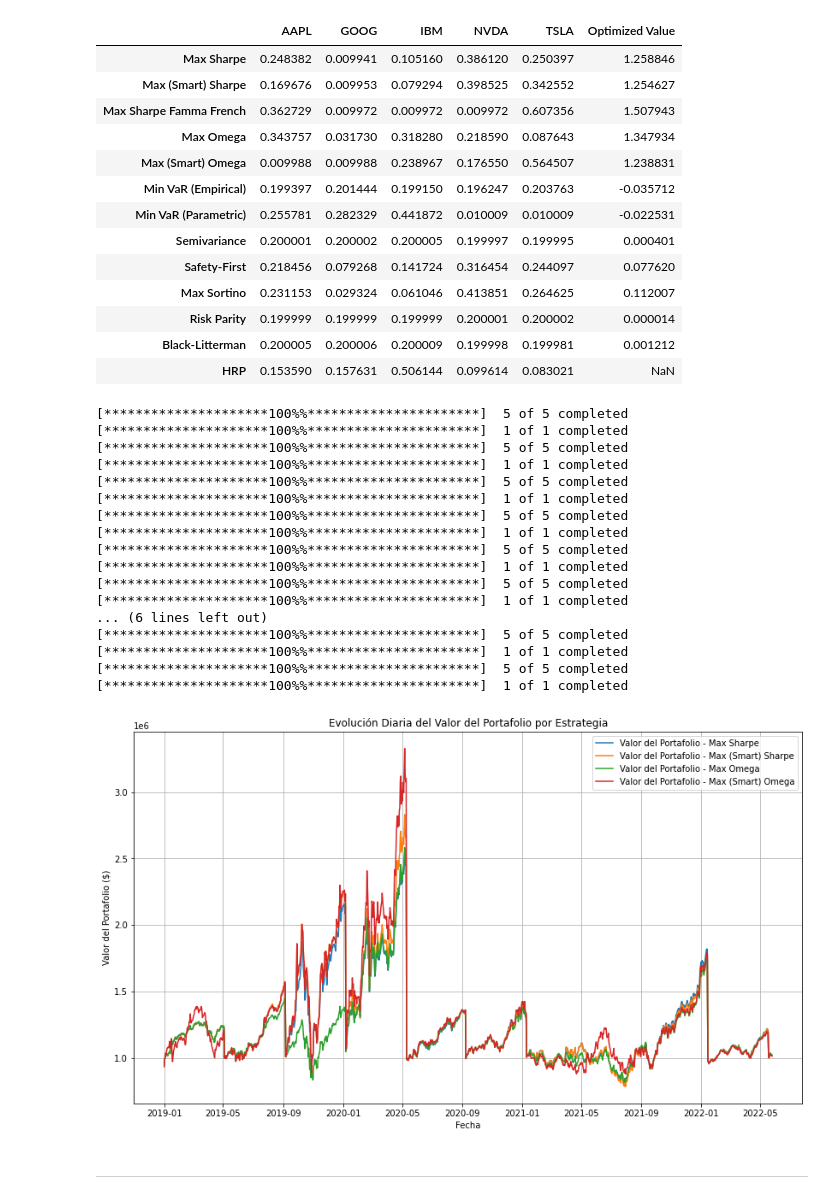
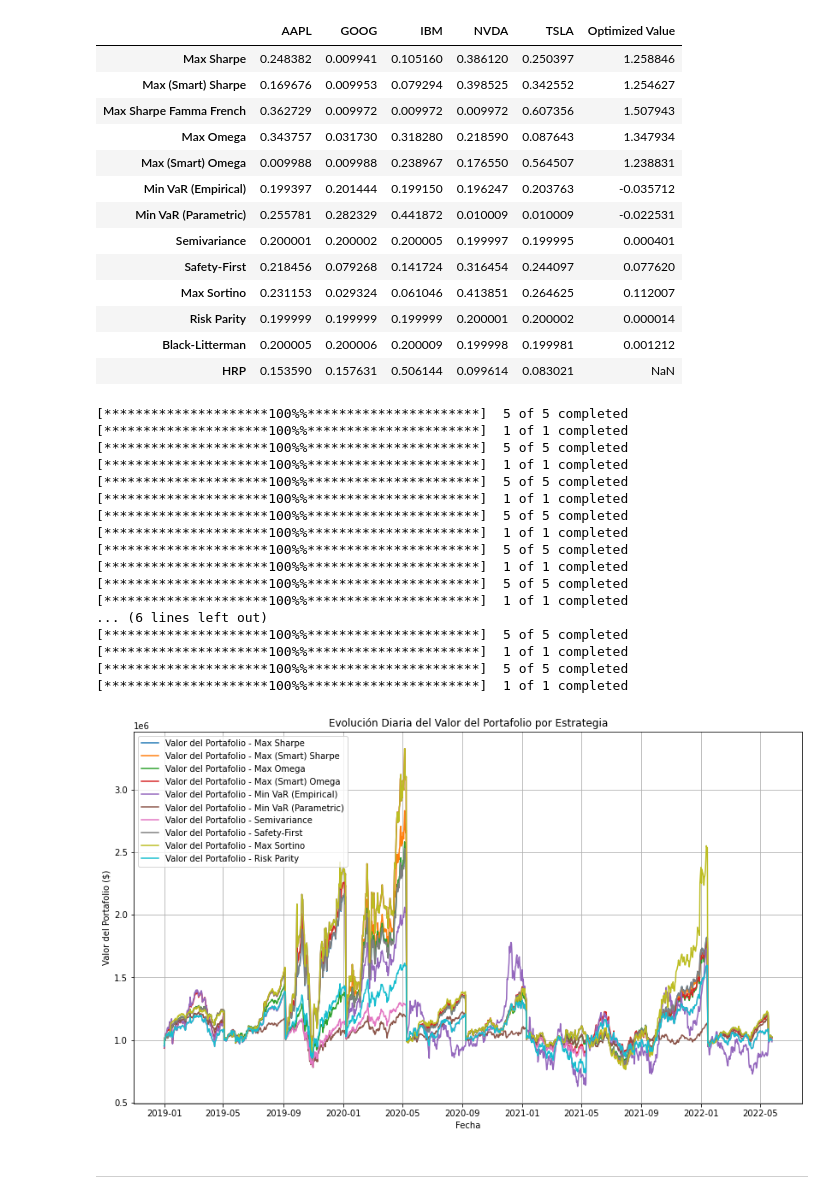
Before and after one commit to Luis1Soto/Asset_Allocation, a Jupyter notebook: asset_allocation.ipynb, the cells around one changed output. Drawn from its saved outputs; the diff is of its cells as text; code cells hidden in the pictures.

```diff
--- a/asset_allocation.ipynb
+++ b/asset_allocation.ipynb
@@ -115,31 +115,32 @@ Asset_allocation.Optimize_Portfolio(method = "Gradient", learning_rate=0.01, max
 | Risk Parity | 0.199999 | 0.199999 | 0.199999 | 0.200001 | 0.200002 | 0.000014 |
 | Black-Litterman | 0.200005 | 0.200006 | 0.200009 | 0.199998 | 0.199981 | 0.001212 |
 | HRP | 0.153590 | 0.157631 | 0.506144 | 0.099614 | 0.083021 | NaN |
-# %%
-Backtest = DynamicBacktester(start_date, end_date, assets, benchmark, initial_capital=1_000_000,
-                             strategies=["Max Sharpe", "Max (Smart) Sharpe", "Max Omega", "Max (Smart) Omega"],
-                             rf=rf, ff_factors_expectations=ff_factors_expectations, method = 'SLSQP')
-
-Backtest.run_backtest()
-# %% [output]
-[*********************100%%**********************]  5 of 5 completed
-[*********************100%%**********************]  1 of 1 completed
-[*********************100%%**********************]  5 of 5 completed
-[*********************100%%**********************]  1 of 1 completed
-[*********************100%%**********************]  5 of 5 completed
-[*********************100%%**********************]  1 of 1 completed
-[*********************100%%**********************]  5 of 5 completed
-[*********************100%%**********************]  1 of 1 completed
-[*********************100%%**********************]  5 of 5 completed
-[*********************100%%**********************]  1 of 1 completed
-[*********************100%%**********************]  5 of 5 completed
-[*********************100%%**********************]  1 of 1 completed
-... (6 lines left out)
-[*********************100%%**********************]  5 of 5 completed
-[*********************100%%**********************]  1 of 1 completed
-[*********************100%%**********************]  5 of 5 completed
-[*********************100%%**********************]  1 of 1 completed
-[figure, removed]
+# %%
+Backtest = DynamicBacktester(start_date, end_date, assets, benchmark, initial_capital=1_000_000,
+                             strategies=["Max Sharpe", "Max (Smart) Sharpe", "Max Omega", "Max (Smart) Omega", "Min VaR (Empirical)", "Min VaR (Parametric)",
+                                         "Semivariance", "Safety-First","Max Sortino","Risk Parity"],
+                             rf=rf, ff_factors_expectations=ff_factors_expectations, method = 'SLSQP')
+
+Backtest.run_backtest()
+# %% [output]
+[*********************100%%**********************]  5 of 5 completed
+[*********************100%%**********************]  1 of 1 completed
+[*********************100%%**********************]  5 of 5 completed
+[*********************100%%**********************]  1 of 1 completed
+[*********************100%%**********************]  5 of 5 completed
+[*********************100%%**********************]  1 of 1 completed
+[*********************100%%**********************]  5 of 5 completed
+[*********************100%%**********************]  1 of 1 completed
+[*********************100%%**********************]  5 of 5 completed
+[*********************100%%**********************]  1 of 1 completed
+[*********************100%%**********************]  5 of 5 completed
+[*********************100%%**********************]  1 of 1 completed
+... (6 lines left out)
+[*********************100%%**********************]  5 of 5 completed
+[*********************100%%**********************]  1 of 1 completed
+[*********************100%%**********************]  5 of 5 completed
+[*********************100%%**********************]  1 of 1 completed
+[figure, added]
 # %% [markdown]
 -----
 # %% [markdown]
```
